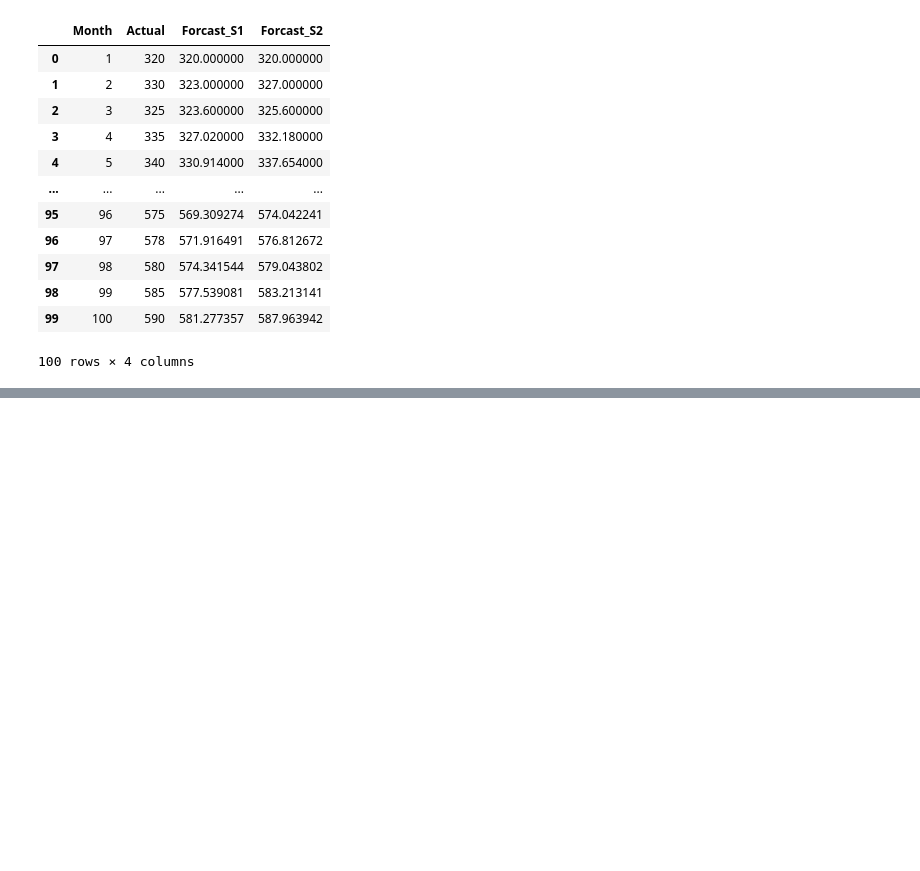
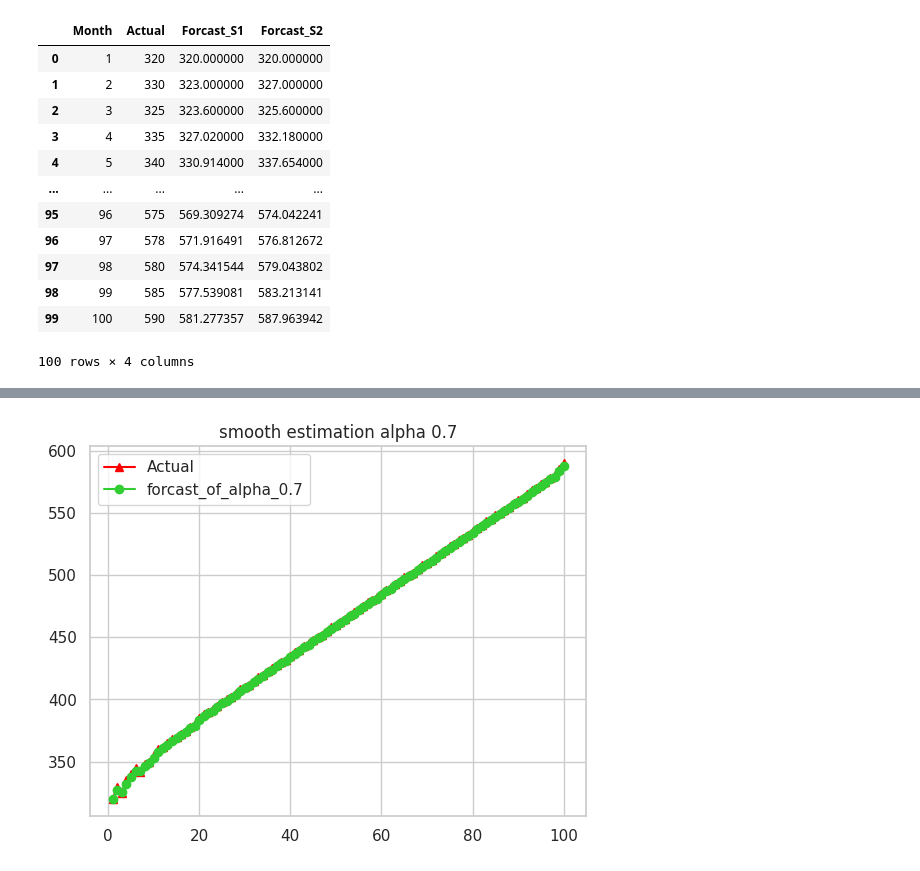
Before and after one commit to h6648222-cloud/Time-series-anaylsis-with-python, a Jupyter notebook: smooth_estimation_time_series.ipynb, the cells around one changed output, grey strips where cells are left out. Drawn from its saved outputs; the diff is of its cells as text; code cells hidden in the pictures; blank space fills up the shorter version.

```diff
--- a/smooth_estimation_time_series.ipynb
+++ b/smooth_estimation_time_series.ipynb
@@ -65,0 +80,11 @@ df
+# %%
+plt.plot(Month,actual,label='Actual',marker='^',color='red')
+plt.plot(Month,S2,label='forcast_of_alpha_0.7',marker='o',color='limegreen')
+plt.xlabel='Months'
+plt.ylabel='Value'
+plt.legend()
+plt.title("smooth estimation alpha 0.7")
+plt.grid(True)
+plt.show()
+# %% [output]
+[figure, added]
```
Also changed, not shown: parts of 1 cell of this notebook.
